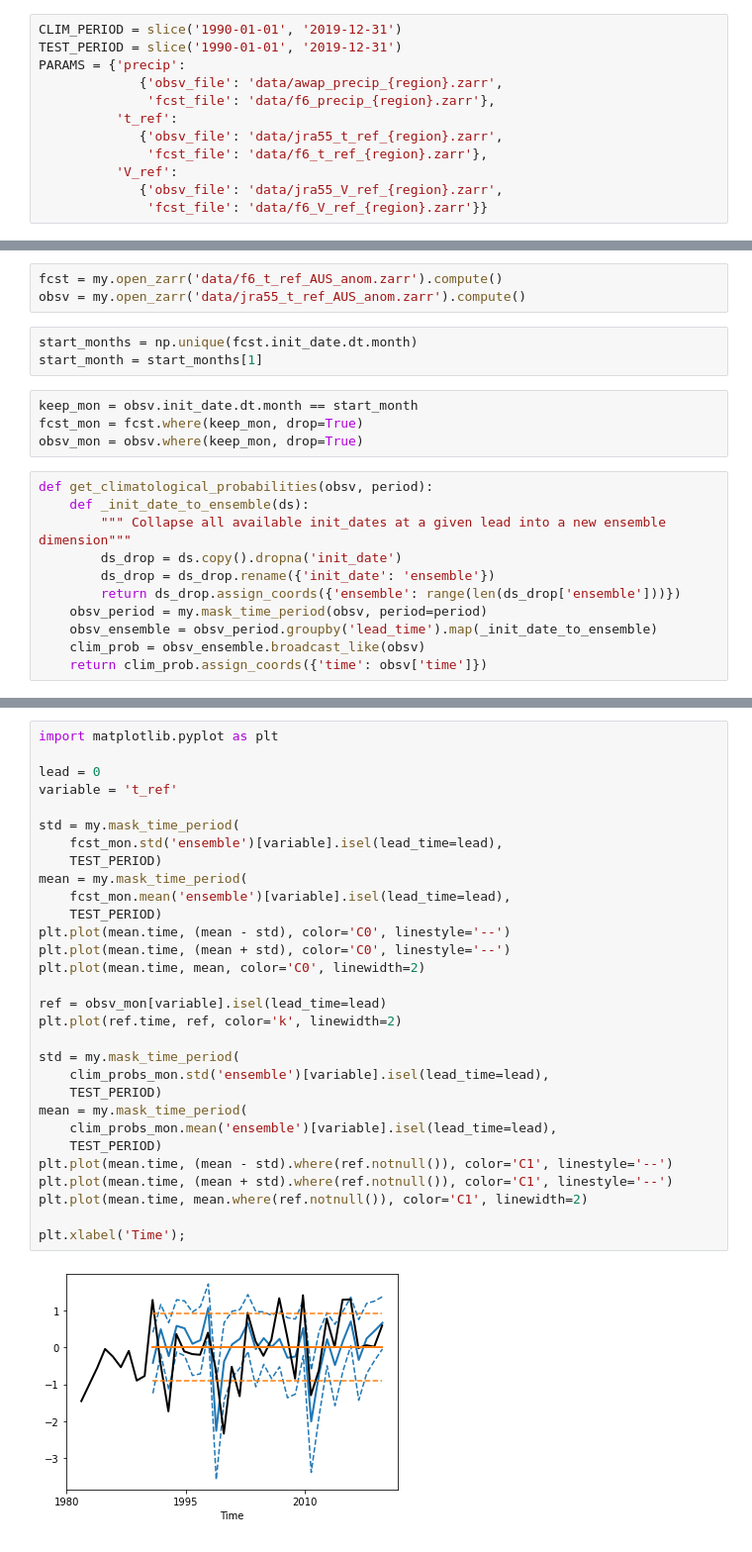
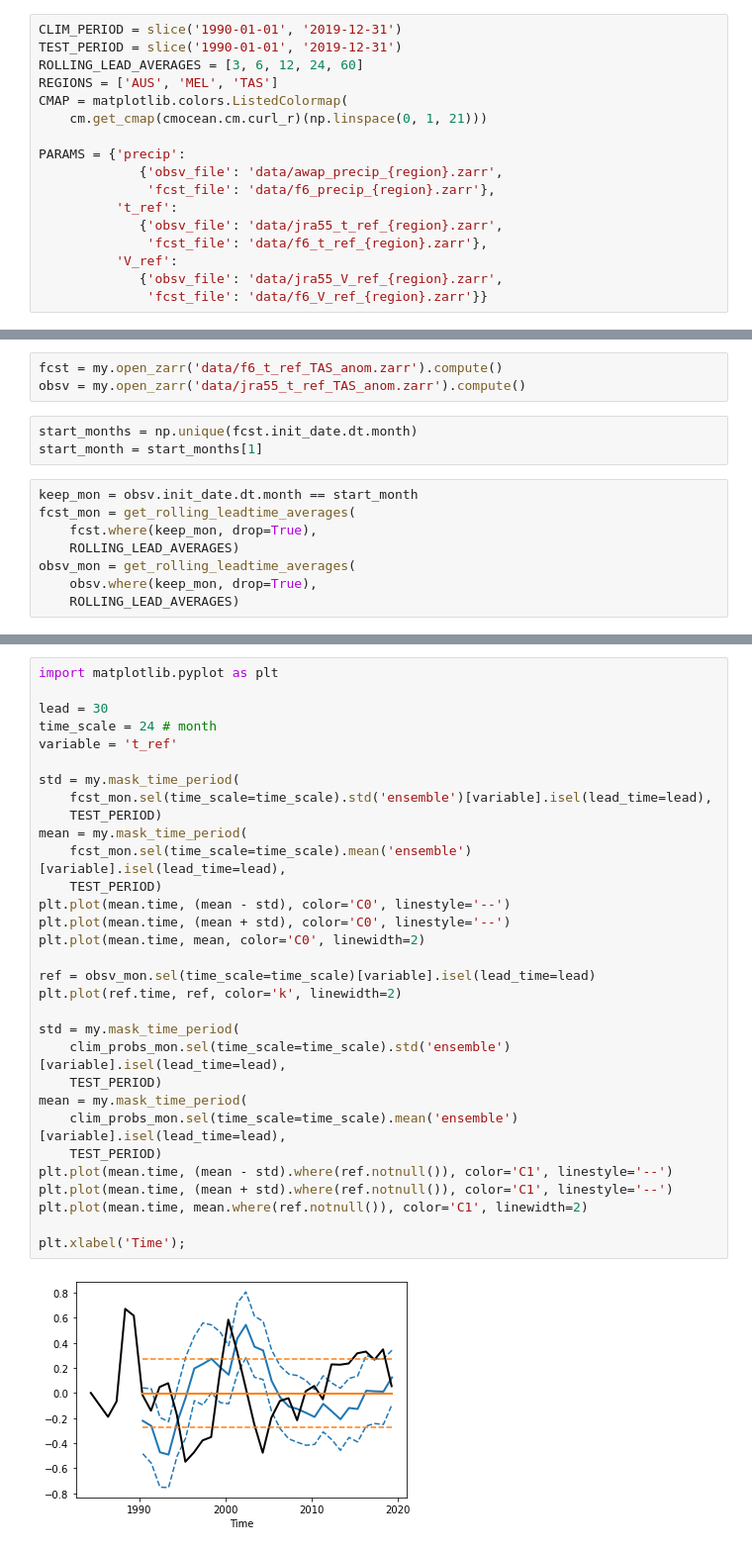
Before and after one commit to dougiesquire/hydro_tasmania, a Jupyter notebook: 2020/1.0_assess_skill.ipynb, the cells around one changed output, grey strips where cells are left out. Shown: that part at 99% size. Saved outputs shown, nothing was run; the diff lists cells and outputs as text.

```diff
--- a/2020/1.0_assess_skill.ipynb
+++ b/2020/1.0_assess_skill.ipynb
@@ -14,6 +22,11 @@ import xskillscore as xs
 # %%
 CLIM_PERIOD = slice('1990-01-01', '2019-12-31')
 TEST_PERIOD = slice('1990-01-01', '2019-12-31')
+ROLLING_LEAD_AVERAGES = [3, 6, 12, 24, 60]
+REGIONS = ['AUS', 'MEL', 'TAS']
+CMAP = matplotlib.colors.ListedColormap(
+    cm.get_cmap(cmocean.cm.curl_r)(np.linspace(0, 1, 21)))
+
 PARAMS = {'precip':
              {'obsv_file': 'data/awap_precip_{region}.zarr',
               'fcst_file': 'data/f6_precip_{region}.zarr'},
@@ -28,23 +66,16 @@ PARAMS = {'precip':
 # %%
-fcst = my.open_zarr('data/f6_t_ref_AUS_anom.zarr').compute()
-obsv = my.open_zarr('data/jra55_t_ref_AUS_anom.zarr').compute()
+fcst = my.open_zarr('data/f6_t_ref_TAS_anom.zarr').compute()
+obsv = my.open_zarr('data/jra55_t_ref_TAS_anom.zarr').compute()
 # %%
 start_months = np.unique(fcst.init_date.dt.month)
 start_month = start_months[1]
 # %%
 keep_mon = obsv.init_date.dt.month == start_month
-fcst_mon = fcst.where(keep_mon, drop=True)
-obsv_mon = obsv.where(keep_mon, drop=True)
+fcst_mon = get_rolling_leadtime_averages(
+    fcst.where(keep_mon, drop=True),
+    ROLLING_LEAD_AVERAGES)
+obsv_mon = get_rolling_leadtime_averages(
+    obsv.where(keep_mon, drop=True),
+    ROLLING_LEAD_AVERAGES)
-# %%
-def get_climatological_probabilities(obsv, period):
-    def _init_date_to_ensemble(ds):
-        """ Collapse all available init_dates at a given lead into a new ensemble dimension"""
-        ds_drop = ds.copy().dropna('init_date')
-        ds_drop = ds_drop.rename({'init_date': 'ensemble'})
-        return ds_drop.assign_coords({'ensemble': range(len(ds_drop['ensemble']))})
-    obsv_period = my.mask_time_period(obsv, period=period)
-    obsv_ensemble = obsv_period.groupby('lead_time').map(_init_date_to_ensemble)
-    clim_prob = obsv_ensemble.broadcast_like(obsv)
-    return clim_prob.assign_coords({'time': obsv['time']})
 # %%
 clim_probs_mon = get_climatological_probabilities(obsv_mon, CLIM_PERIOD)
@@ -51,32 +207,33 @@ clim_probs_mon = get_climatological_probabilities(obsv_mon, CLIM_PERIOD)
 # %%
 import matplotlib.pyplot as plt
 
-lead = 0
+lead = 30
+time_scale = 24 # month
 variable = 't_ref'
 
 std = my.mask_time_period(
-    fcst_mon.std('ensemble')[variable].isel(lead_time=lead),
+    fcst_mon.sel(time_scale=time_scale).std('ensemble')[variable].isel(lead_time=lead),
     TEST_PERIOD)
 mean = my.mask_time_period(
-    fcst_mon.mean('ensemble')[variable].isel(lead_time=lead),
+    fcst_mon.sel(time_scale=time_scale).mean('ensemble')[variable].isel(lead_time=lead),
     TEST_PERIOD)
 plt.plot(mean.time, (mean - std), color='C0', linestyle='--')
 plt.plot(mean.time, (mean + std), color='C0', linestyle='--')
 plt.plot(mean.time, mean, color='C0', linewidth=2)
 
-ref = obsv_mon[variable].isel(lead_time=lead)
+ref = obsv_mon.sel(time_scale=time_scale)[variable].isel(lead_time=lead)
 plt.plot(ref.time, ref, color='k', linewidth=2)
 
 std = my.mask_time_period(
-    clim_probs_mon.std('ensemble')[variable].isel(lead_time=lead),
+    clim_probs_mon.sel(time_scale=time_scale).std('ensemble')[variable].isel(lead_time=lead),
     TEST_PERIOD)
 mean = my.mask_time_period(
-    clim_probs_mon.mean('ensemble')[variable].isel(lead_time=lead),
+    clim_probs_mon.sel(time_scale=time_scale).mean('ensemble')[variable].isel(lead_time=lead),
     TEST_PERIOD)
 plt.plot(mean.time, (mean - std).where(ref.notnull()), color='C1', linestyle='--')
 plt.plot(mean.time, (mean + std).where(ref.notnull()), color='C1', linestyle='--')
 plt.plot(mean.time, mean.where(ref.notnull()), color='C1', linewidth=2)
 
 plt.xlabel('Time');
 # %% [output]
-[figure, old version]
+[figure, new version]
```
Also changed, not shown: parts of 22 cells of this notebook, 1 other file.
